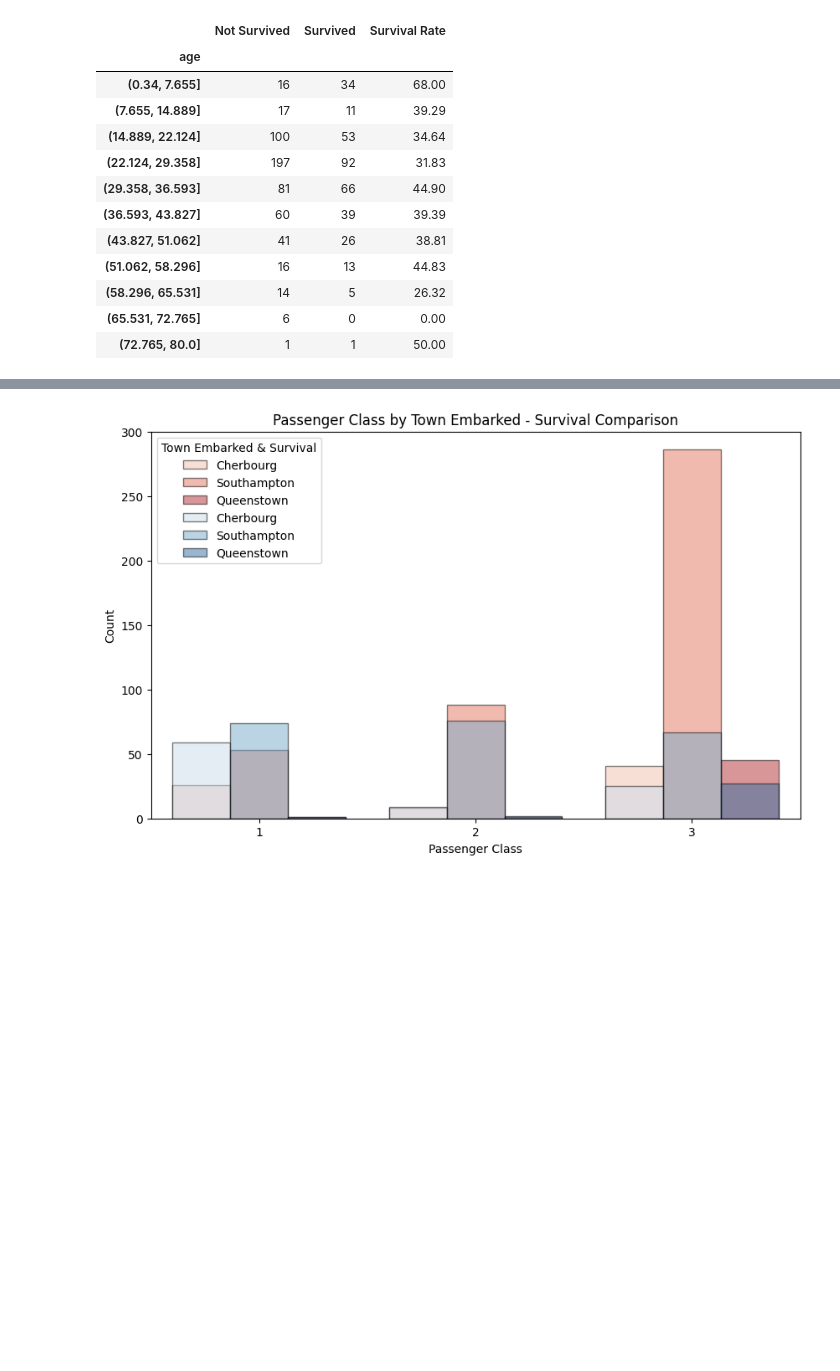
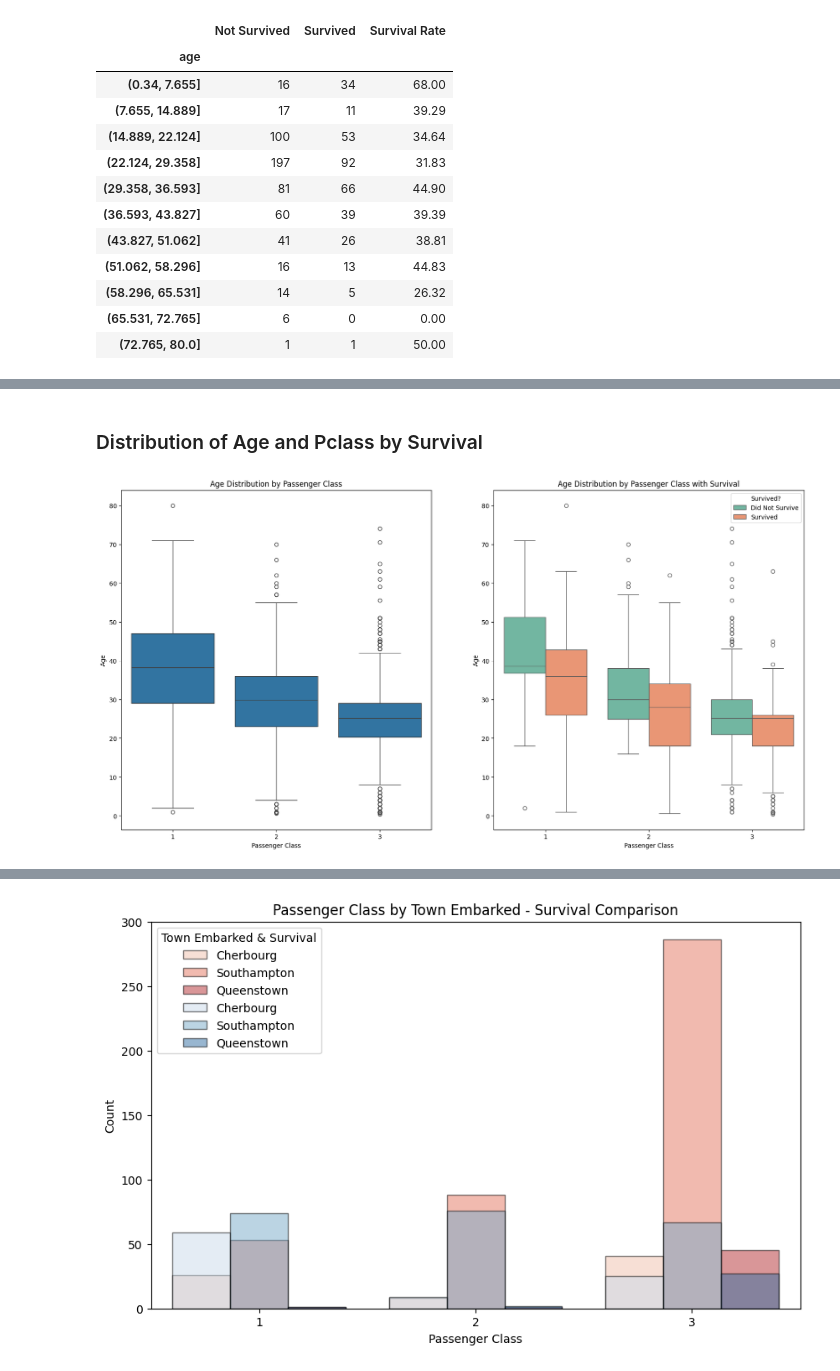
Before and after one commit to chance-roberts/DATA6550-Visualization, a Jupyter notebook: Code/Roberts/RobertsC_Visualization.ipynb, the cells around one changed output, grey strips where cells are left out. Saved outputs shown, nothing was run; the diff lists cells and outputs as text; code cells hidden in the pictures; blank space fills up the shorter version.

```diff
--- a/Code/Roberts/RobertsC_Visualization.ipynb
+++ b/Code/Roberts/RobertsC_Visualization.ipynb
@@ -263,0 +254,27 @@ age_survived
+# %% [markdown]
+### Distribution of Age and Pclass by Survival
+# %%
+#Visualize the survival rate by age and pclass
+fig, axes = plt.subplots(1, 2, figsize=(20, 10))
+
+#Boxplot of age distribution by pclass
+sns.boxplot(ax=axes[0], data=titanic, x='pclass', y='age')
+axes[0].set_xlabel('Passenger Class')
+axes[0].set_ylabel('Age')
+axes[0].set_title('Age Distribution by Passenger Class')
+
+#Boxplot of age distribution by pclass with survival
+sns.boxplot(ax=axes[1], data=titanic, x='pclass', y='age', hue='survived', palette='Set2')
+axes[1].set_xlabel('Passenger Class')
+axes[1].set_ylabel('Age')
+axes[1].set_title('Age Distribution by Passenger Class with Survival')
+
+#Set the y-axis limits to be the same for both plots
+y_min, y_max = axes[0].get_ylim()
+axes[0].set_ylim(y_min, y_max)
+#Set the legend for the second plot
+handles, labels = axes[1].get_legend_handles_labels()
+axes[1].legend(handles, ['Did Not Survive', 'Survived'], title='Survived?')
+plt.show()
+# %% [output]
+[figure, added]
```
Also changed, not shown: parts of 21 cells of this notebook, 2 other files.
